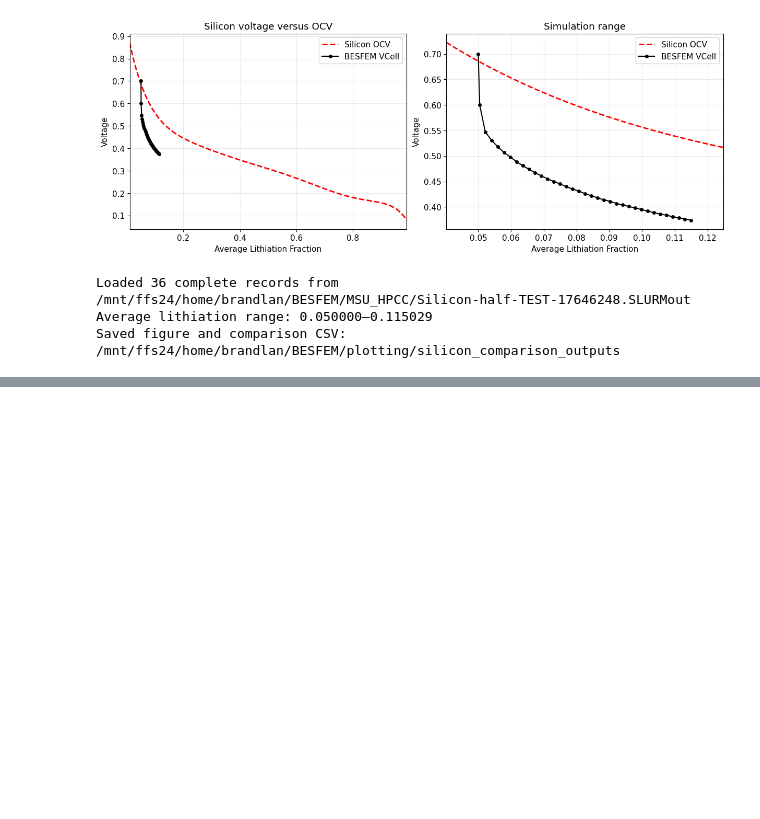
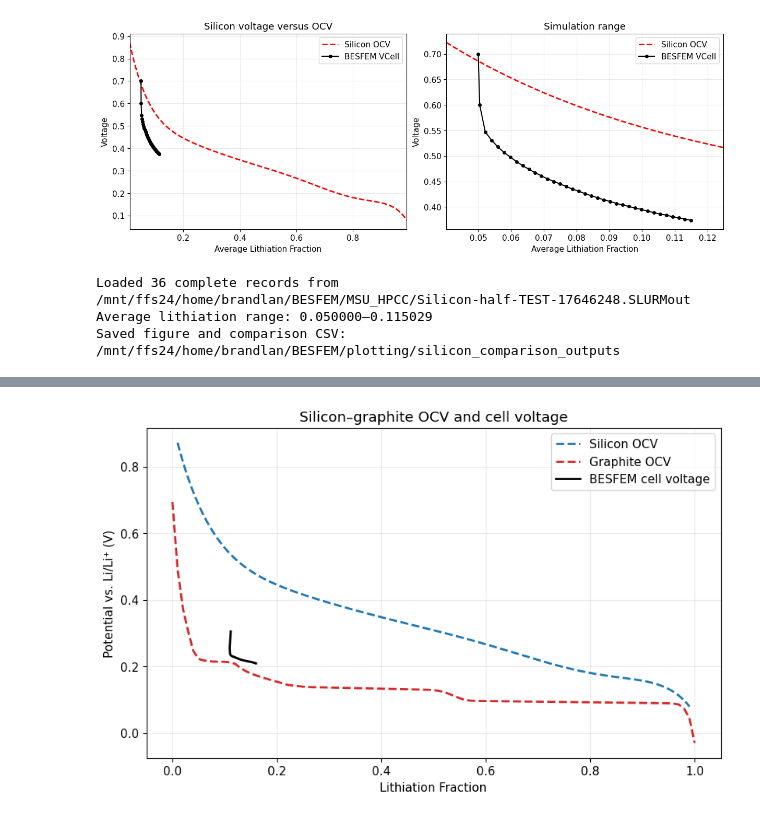
Before and after one commit to HCY-Group/BESFEM, a Jupyter notebook: plotting/OCV_CellVoltage.ipynb, the cells around one changed output, grey strips where cells are left out. Drawn from its saved outputs; the diff is of its cells as text; code cells hidden in the pictures; blank space fills up the shorter version.

Commit message:
updates for how materials are handled

```diff
--- a/plotting/OCV_CellVoltage.ipynb
+++ b/plotting/OCV_CellVoltage.ipynb
@@ -1419,0 +1424,80 @@ Saved figure and comparison CSV: /mnt/ffs24/home/brandlan/BESFEM/plotting/silico
+# %%
+import re
+from pathlib import Path
+
+import numpy as np
+import pandas as pd
+import matplotlib.pyplot as plt
+
+# Works from the repository root or the plotting directory.
+blend_root = next(
+    (p for p in [Path.cwd(), *Path.cwd().parents]
+     if (p / "bin/output_large.txt").is_file()),
+    None,
+)
+if blend_root is None:
+    raise FileNotFoundError("Run from BESFEM or its plotting directory; bin/output_large.txt was not found.")
+blend_log = blend_root / "bin/output_large.txt"
+blend_text = blend_log.read_text()
+
+# Check the particle mapping before interpreting Xfr_0 and Xfr_1.
+blend_materials = dict(re.findall(
+    r"Anode Particle (\d+) assigned material\s*=\s*(\w+)", blend_text
+))
+if blend_materials != {"0": "Graphite", "1": "Silicon"}:
+    raise ValueError(f"Expected particle 0 = Graphite and 1 = Silicon; found {blend_materials}")
+
+blend_number = r"[-+]?(?:\d*\.\d+|\d+\.?\d*)(?:[eE][-+]?\d+)?"
+blend_fields = ["VCell", "Xfr_0", "Xfr_1", "XfrA_avg"]
+blend_rows = []
+# Bound each record at the next timestep, including current-only records.
+for block in re.split(r"(?=^timestep:)", blend_text, flags=re.M):
+    header = re.match(r"timestep:\s*(\d+)\s*\[ANODE HALF-CELL\]", block)
+    if header is None:
+        continue
+    values = [re.search(r"\b" + field + r"\s*=\s*(" + blend_number + r")", block)
+              for field in blend_fields]
+    if all(values):
+        blend_rows.append([int(header[1]), *(float(value[1]) for value in values)])
+if not blend_rows:
+    raise ValueError(f"No complete silicon–graphite half-cell records found in {blend_log}")
+blend_data = pd.DataFrame(blend_rows, columns=["timestep", *blend_fields])
+if not np.isfinite(blend_data.to_numpy()).all():
+    raise ValueError("The log contains non-finite values.")
+
+# Same averaged silicon OCV and endpoint clamp as MaterialProperties.cpp.
+def blend_silicon_ocv(c):
+    c = np.clip(np.asarray(c, dtype=float), 1e-8, 1 - 1e-8)
+    lithiation = np.polyval([-96.63, 372.6, -587.6, 489.9, -232.8, 62.99, -9.286, 0.8633], c)
+    lithiation += 1e-4 * (1 / c + 1 / (c - 1))
+    delithiation = np.polyval([-51.02, 161.3, -205.7, 140.2, -58.76, 16.87, -3.792, 0.9937], c)
+    return 0.5 * (lithiation + delithiation)
+
+blend_ticks = np.loadtxt(blend_root / "inputs/materials/Graphite/legacy/C_Li_X_101.txt")
+blend_graphite_table = np.loadtxt(blend_root / "inputs/materials/Graphite/legacy/C_Li_O3_101.txt")
+blend_order = np.argsort(blend_ticks)
+# Plot material reference curves independently of the simulated trajectory.
+# Avoid the silicon fit's singular endpoints at 0 and 1.
+blend_silicon_grid = np.linspace(0.01, 0.99, 1000)
+
+with plt.rc_context({"font.family": "DejaVu Sans", "font.size": 11}):
+    blend_fig, blend_ax = plt.subplots(figsize=(8, 5), layout="constrained")
+    blend_ax.plot(blend_silicon_grid, blend_silicon_ocv(blend_silicon_grid),
+                  "--", color="tab:blue", linewidth=2,
+                  label="Silicon OCV")
+    blend_ax.plot(blend_ticks[blend_order], blend_graphite_table[blend_order],
+                  "--", color="tab:red", linewidth=2,
+                  label="Graphite OCV ")
+    blend_ax.plot(blend_data["XfrA_avg"], blend_data["VCell"],
+                  color="black", linewidth=2,
+                  label="BESFEM cell voltage")
+    blend_ax.set(xlabel="Lithiation Fraction",
+                 ylabel="Potential vs. Li/Li⁺ (V)",
+                 title="Silicon–graphite OCV and cell voltage")
+    blend_ax.grid(alpha=0.25)
+    blend_ax.legend()
+    plt.show()
+
+print(f"Loaded {len(blend_data)} complete records from {blend_log}")
+# %% [output]
+[figure, added]
```
Also changed, not shown: parts of 6 cells of this notebook, 21 other files.
